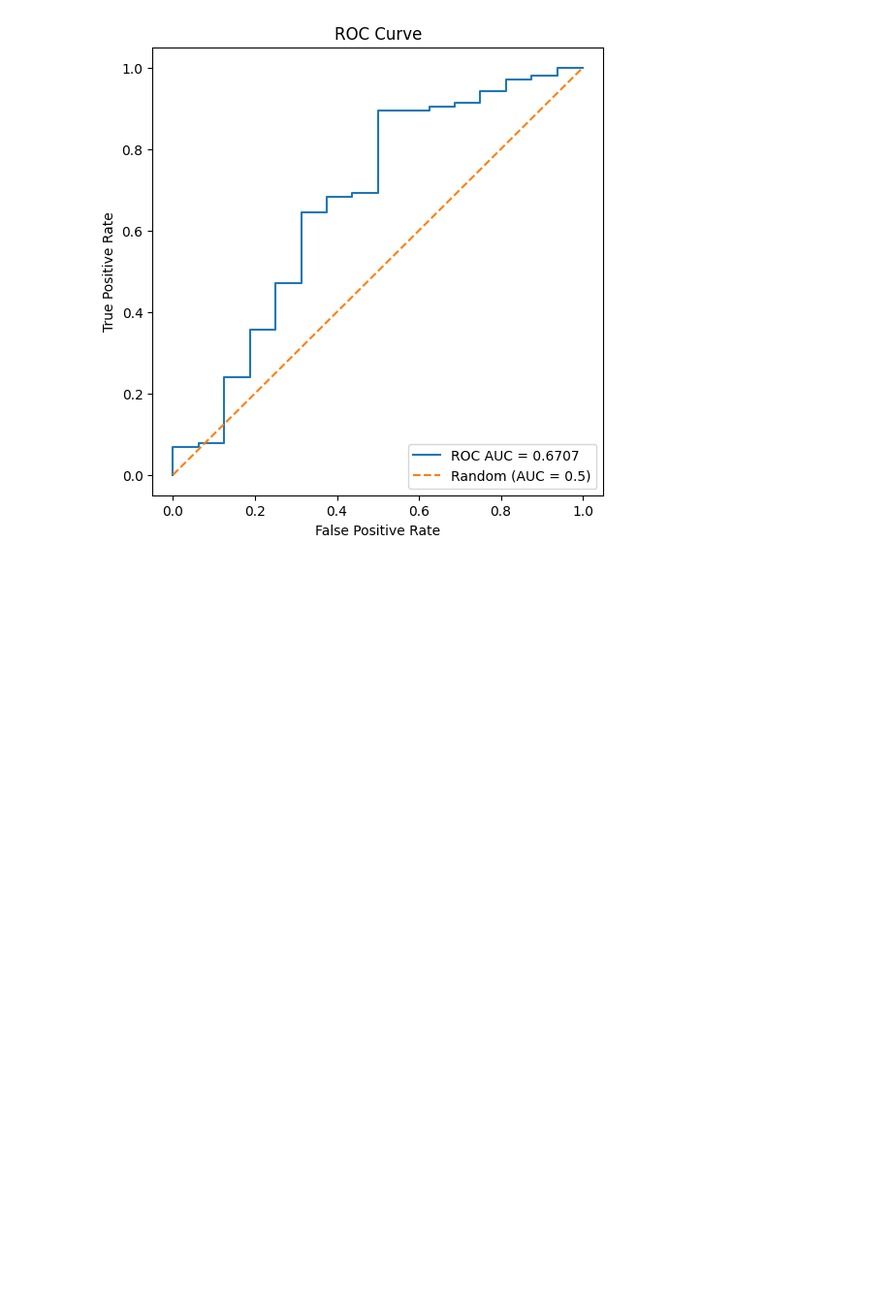
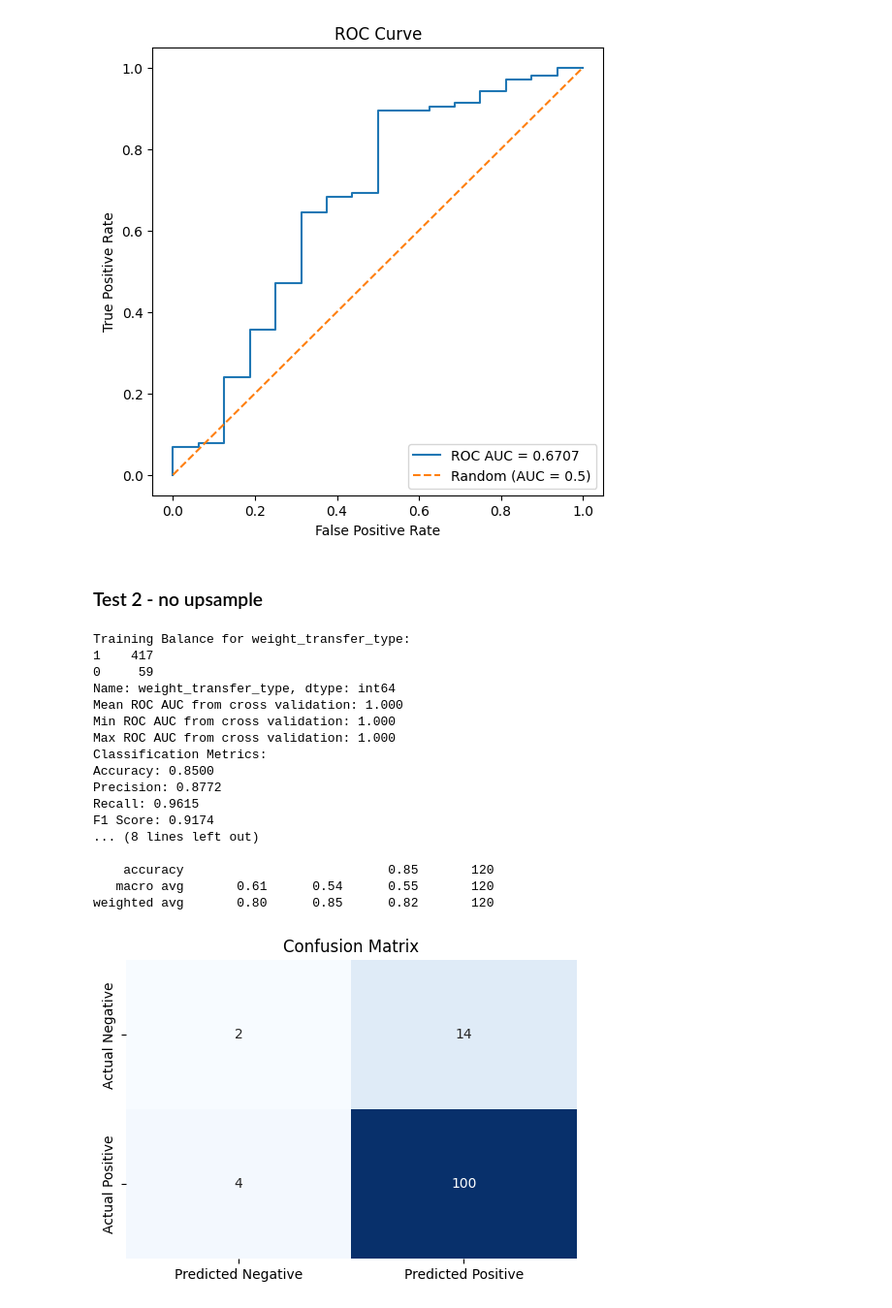
Before and after one commit to mrilikecoding/StreamPoseML, a Jupyter notebook: pose_parser/notebooks/gradient_boosting.ipynb, the cells around one changed output. Shown at 97% size. Cells and saved outputs as stored; diff of their text form; code cells hidden in the pictures; blank space fills up the shorter version.

Commit message:
add some experiments with various datasets and clusters

```diff
--- a/pose_parser/notebooks/gradient_boosting.ipynb
+++ b/pose_parser/notebooks/gradient_boosting.ipynb
@@ -671,3 +673,50 @@ Classification Report:
 weighted avg       0.81      0.84      0.82       120
 [figure]
 [figure]
+# %% [markdown]
+### Test 2 - no upsample
+# %%
+data_file = "../../data/annotated_videos/flatten_on_example_25_frames.csv"
+column_whitelist = []
+
+# reload model builder class (iterating on it a lot)
+importlib.reload(mb)
+model_builder = mb.ModelBuilder()
+
+model_builder.load_and_prep_dataset_from_csv(
+    path=data_file,
+    target="weight_transfer_type",
+    value_map=value_map,
+    column_whitelist=column_whitelist,
+    drop_list=drop_list,
+)
+
+model_builder.set_train_test_split(
+    balance_off_target=False,
+    upsample_minority=False,
+    downsample_majority=False,
+    use_SMOTE=False,
+    random_state=40002,
+)
+
+model_builder.train_gradient_boost()
+model_builder.evaluate_model()
+# %% [output]
+Training Balance for weight_transfer_type:
+1    417
+0     59
+Name: weight_transfer_type, dtype: int64
+Mean ROC AUC from cross validation: 1.000
+Min ROC AUC from cross validation: 1.000
+Max ROC AUC from cross validation: 1.000
+Classification Metrics:
+Accuracy: 0.8500
+Precision: 0.8772
+Recall: 0.9615
+F1 Score: 0.9174
+... (8 lines left out)
+
+    accuracy                           0.85       120
+   macro avg       0.61      0.54      0.55       120
+weighted avg       0.80      0.85      0.82       120
+[figure, added]
```
Also changed, not shown: parts of 7 cells of this notebook, 3 other files.
